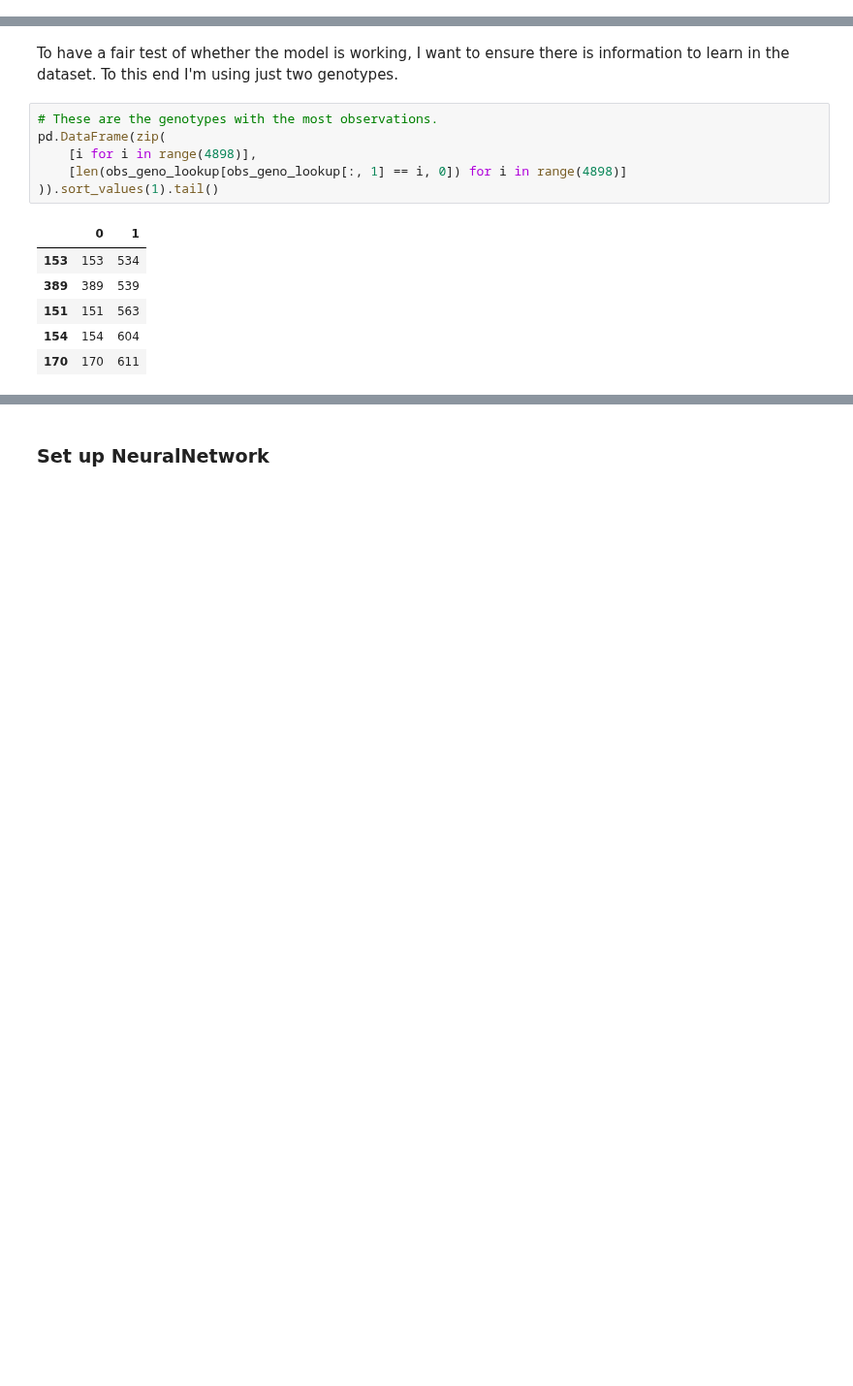
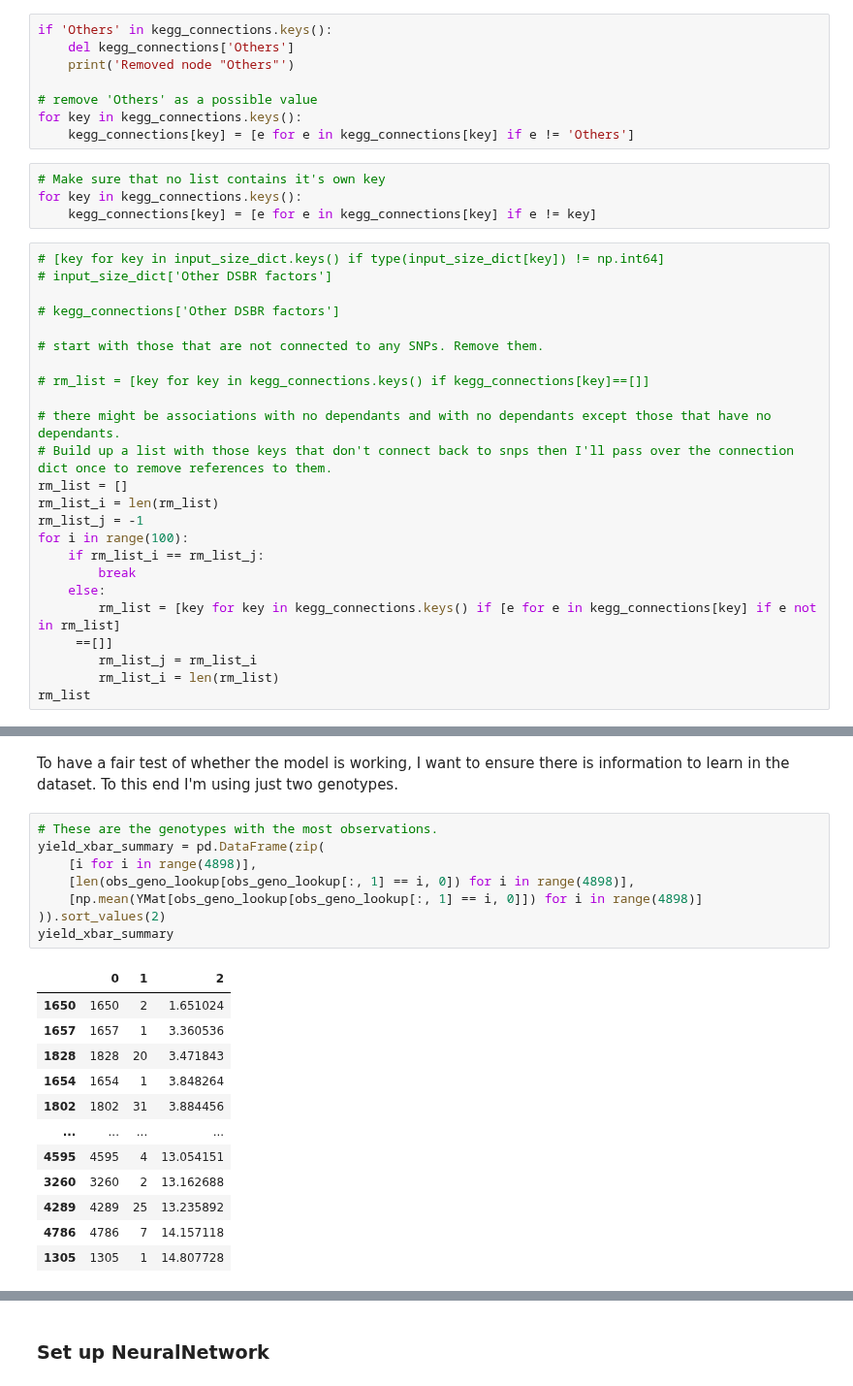
Before and after one commit to DanielKick-USDA/EnvDL, a Jupyter notebook: nbs/01.25_g2fc_demo_G_ACGT_graph.ipynb, the cells around one changed output, grey strips where cells are left out. Shown at 97% size. Cells and saved outputs as stored; diff of their text form; blank space fills up the shorter version.

```diff
--- a/nbs/01.25_g2fc_demo_G_ACGT_graph.ipynb
+++ b/nbs/01.25_g2fc_demo_G_ACGT_graph.ipynb
@@ -484,0 +1103,36 @@ for i in tqdm(range(2)): # <------------------------- only using 2 inputs genes
+# %%
+if 'Others' in kegg_connections.keys():
+    del kegg_connections['Others']
+    print('Removed node "Others"')
+
+# remove 'Others' as a possible value
+for key in kegg_connections.keys():
+    kegg_connections[key] = [e for e in kegg_connections[key] if e != 'Others']
+# %%
+# Make sure that no list contains it's own key
+for key in kegg_connections.keys():
+    kegg_connections[key] = [e for e in kegg_connections[key] if e != key]
+# %%
+# [key for key in input_size_dict.keys() if type(input_size_dict[key]) != np.int64]
+# input_size_dict['Other DSBR factors']
+
+# kegg_connections['Other DSBR factors']
+
+# start with those that are not connected to any SNPs. Remove them.
+
+# rm_list = [key for key in kegg_connections.keys() if kegg_connections[key]==[]]
+
+# there might be associations with no dependants and with no dependants except those that have no dependants.
+# Build up a list with those keys that don't connect back to snps then I'll pass over the connection dict once to remove references to them.
+rm_list = []
+rm_list_i = len(rm_list)
+rm_list_j = -1
+for i in range(100):
+    if rm_list_i == rm_list_j:
+        break
+    else:
+        rm_list = [key for key in kegg_connections.keys() if [e for e in kegg_connections[key] if e not in rm_list]
+     ==[]]
+        rm_list_j = rm_list_i
+        rm_list_i = len(rm_list)
+rm_list
@@ -737,14 +1349,22 @@ class ListDataset(Dataset): # for any G containing matix with many (phno) to one
 To have a fair test of whether the model is working, I want to ensure there is information to learn in the dataset. To this end I'm using just two genotypes.
 # %%
 # These are the genotypes with the most observations.
-pd.DataFrame(zip(
+yield_xbar_summary = pd.DataFrame(zip(
     [i for i in range(4898)],
-    [len(obs_geno_lookup[obs_geno_lookup[:, 1] == i, 0]) for i in range(4898)]
-)).sort_values(1).tail()
+    [len(obs_geno_lookup[obs_geno_lookup[:, 1] == i, 0]) for i in range(4898)],
+    [np.mean(YMat[obs_geno_lookup[obs_geno_lookup[:, 1] == i, 0]]) for i in range(4898)]
+)).sort_values(2)
+yield_xbar_summary
 # %% [output]
-|  | 0 | 1 |
-| 153 | 153 | 534 |
-| 389 | 389 | 539 |
-| 151 | 151 | 563 |
-| 154 | 154 | 604 |
-| 170 | 170 | 611 |
+|  | 0 | 1 | 2 |
+| 1650 | 1650 | 2 | 1.651024 |
+| 1657 | 1657 | 1 | 3.360536 |
+| 1828 | 1828 | 20 | 3.471843 |
+| 1654 | 1654 | 1 | 3.848264 |
+| 1802 | 1802 | 31 | 3.884456 |
+| ... | ... | ... | ... |
+| 4595 | 4595 | 4 | 13.054151 |
+| 3260 | 3260 | 2 | 13.162688 |
+| 4289 | 4289 | 25 | 13.235892 |
+| 4786 | 4786 | 7 | 14.157118 |
+| 1305 | 1305 | 1 | 14.807728 |
```
Also changed, not shown: parts of 107 cells of this notebook, 1 other file.
